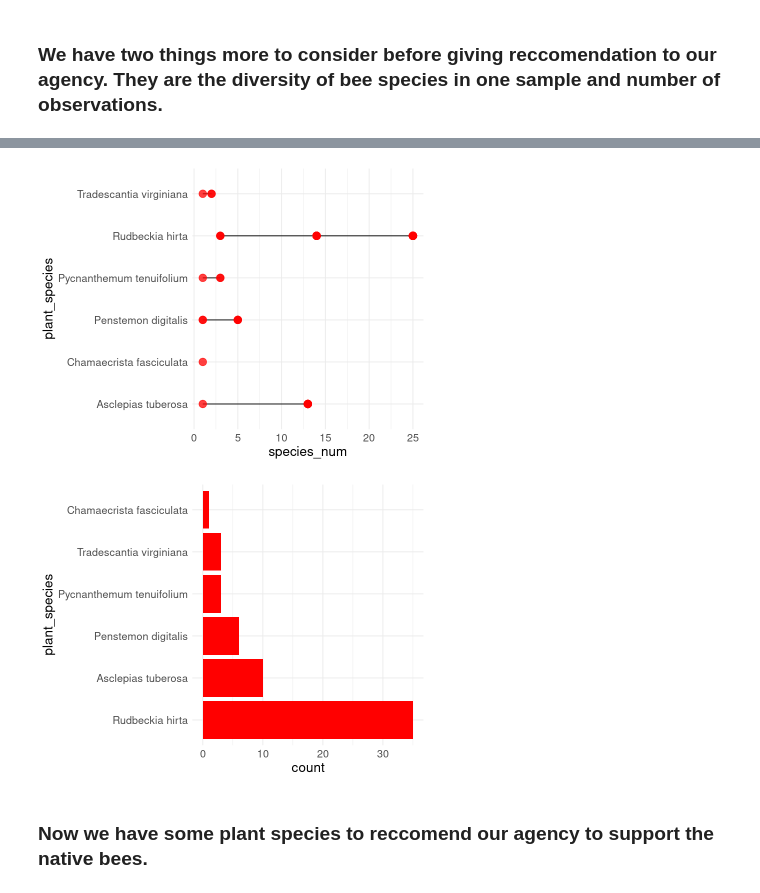
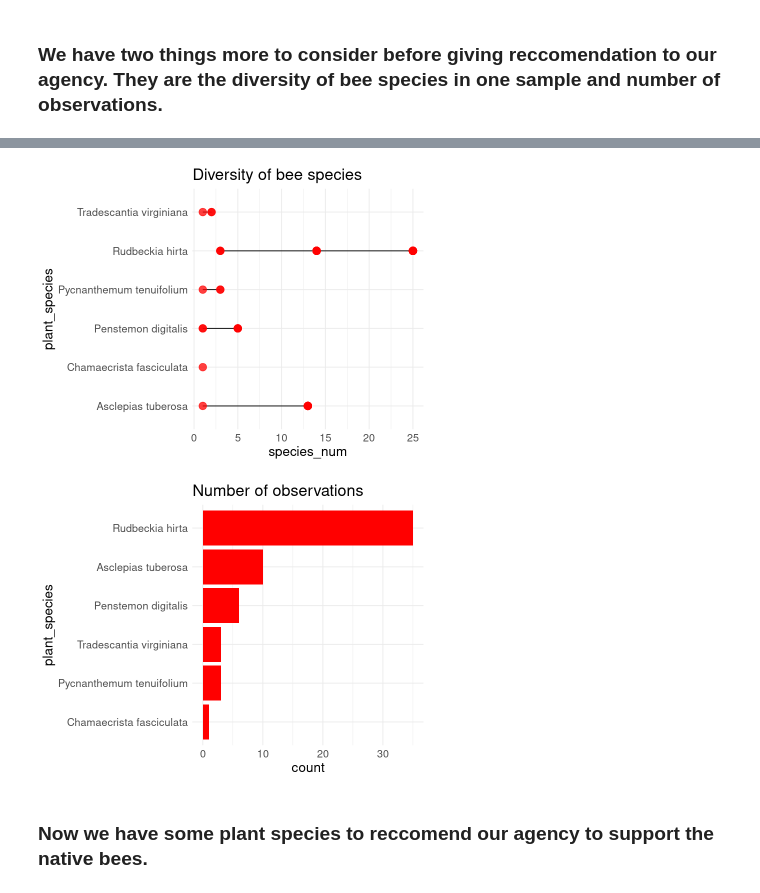
Before and after one commit to sjtae/data_science_project, a Jupyter notebook: project01/R_Projects/Plants_and_Bees.ipynb, the cells around one changed output, grey strips where cells are left out. Cells and saved outputs as stored; diff of their text form; code cells hidden in the pictures.

```diff
--- a/project01/R_Projects/Plants_and_Bees.ipynb
+++ b/project01/R_Projects/Plants_and_Bees.ipynb
@@ -320,21 +306,24 @@ A spec_tbl_df: 58 × 16
 # %%
 options(repr.plot.width=6.5, repr.plot.height=5)
+# diversity of bee species
 ggplot(plants, aes(species_num,plant_species)) +
 geom_line() +
 geom_point(size = 4, alpha = 0.75, col = 'red') +
 theme_minimal() +
-theme(text = element_text(size = 16))
+theme(text = element_text(size = 16)) +
+labs(title = 'Diversity of bee species')
 
-
-ggplot(plants, aes(reorder(plant_species,plant_species, function(x)-length(x)))) +
+# number of observations
+ggplot(plants, aes(reorder(plant_species,plant_species, function(x)+length(x)))) +
 geom_bar(fill = 'red') +
 coord_flip() +
 theme_minimal() +
 theme(text = element_text(size = 16)) +
-labs( x = 'plant_species')
+labs( x = 'plant_species') +
+labs(title = 'Number of observations')
 # %% [output]
-[figure, old version]
+[figure, new version]
-[figure, old version]
+[figure, new version]
 # %% [markdown]
 ### Now we have some plant species to reccomend our agency to support the native bees.
 # %% [markdown]
```
Also changed, not shown: parts of 22 cells of this notebook.
